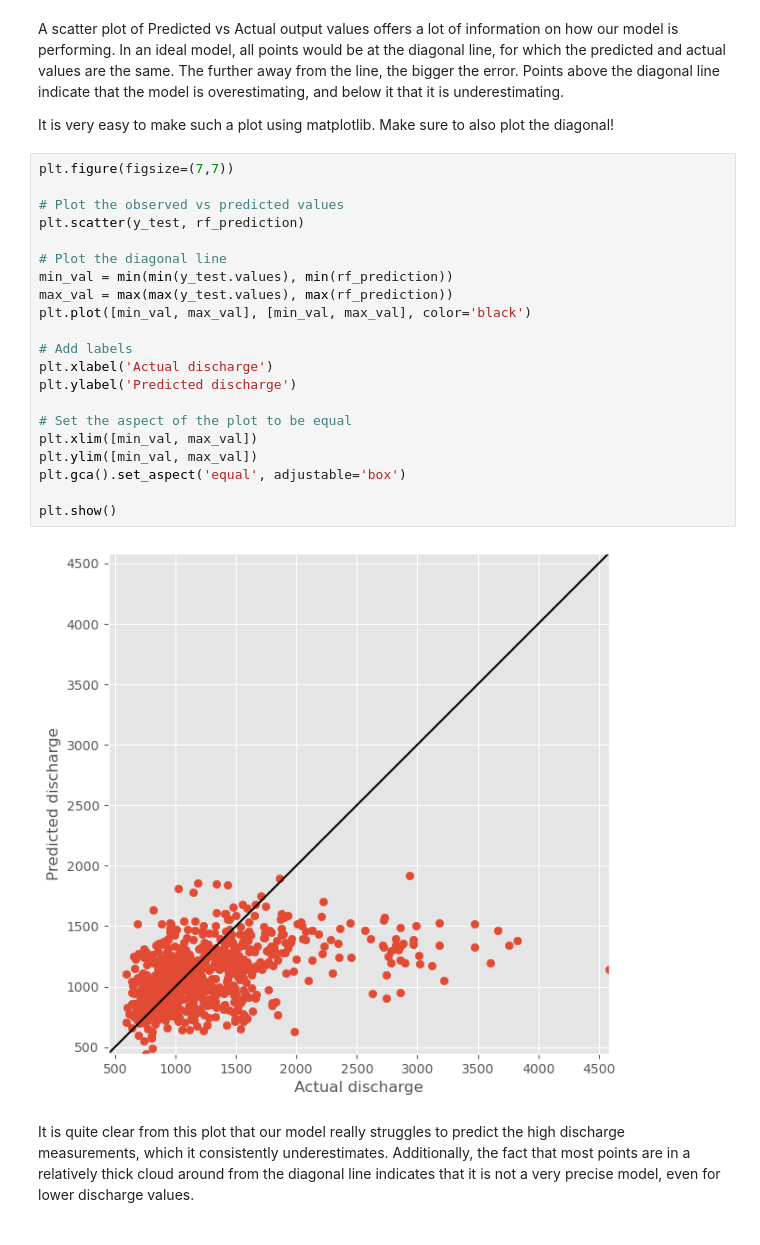
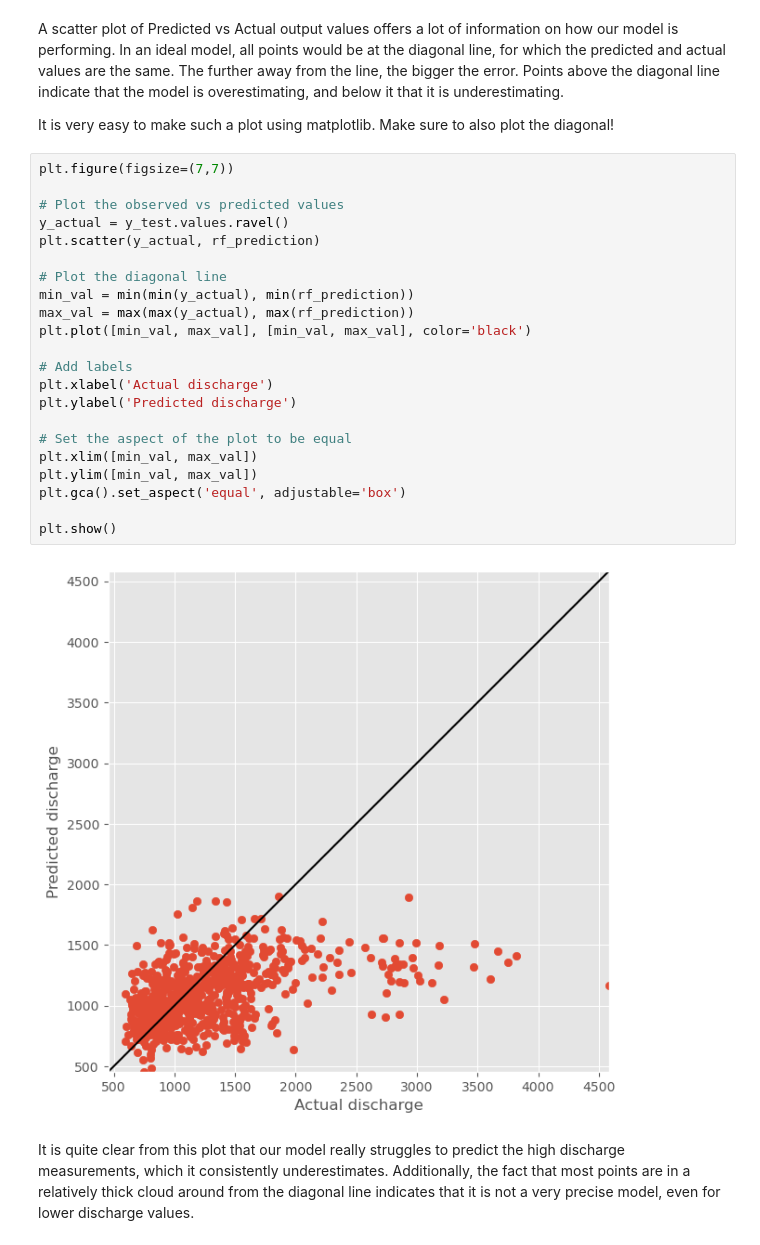
Before and after one commit to oriol-pomarol/codegeo_workshops, a Jupyter notebook: 0_training_your_first_ml_model.ipynb, the cells around one changed output. Saved outputs shown, nothing was run; the diff lists cells and outputs as text.

```diff
--- a/0_training_your_first_ml_model.ipynb
+++ b/0_training_your_first_ml_model.ipynb
@@ -249,26 +256,27 @@ It is very easy to make such a plot using matplotlib. Make sure to also plot the
 # %%
 plt.figure(figsize=(7,7))
 
 # Plot the observed vs predicted values
-plt.scatter(y_test, rf_prediction)
+y_actual = y_test.values.ravel()
+plt.scatter(y_actual, rf_prediction)
 
 # Plot the diagonal line
-min_val = min(min(y_test.values), min(rf_prediction))
-max_val = max(max(y_test.values), max(rf_prediction))
+min_val = min(min(y_actual), min(rf_prediction))
+max_val = max(max(y_actual), max(rf_prediction))
 plt.plot([min_val, max_val], [min_val, max_val], color='black')
 
 # Add labels
 plt.xlabel('Actual discharge')
 plt.ylabel('Predicted discharge')
 
 # Set the aspect of the plot to be equal
 plt.xlim([min_val, max_val])
 plt.ylim([min_val, max_val])
 plt.gca().set_aspect('equal', adjustable='box')
 
 plt.show()
 # %% [output]
-[figure, old version]
+[figure, new version]
 # %% [markdown]
 It is quite clear from this plot that our model really struggles to predict the high discharge measurements, which it consistently underestimates. Additionally, the fact that most points are in a relatively thick cloud around from the diagonal line indicates that it is not a very precise model, even for lower discharge values.
 # %% [markdown]
```
Also changed, not shown: parts of 9 cells of this notebook.
